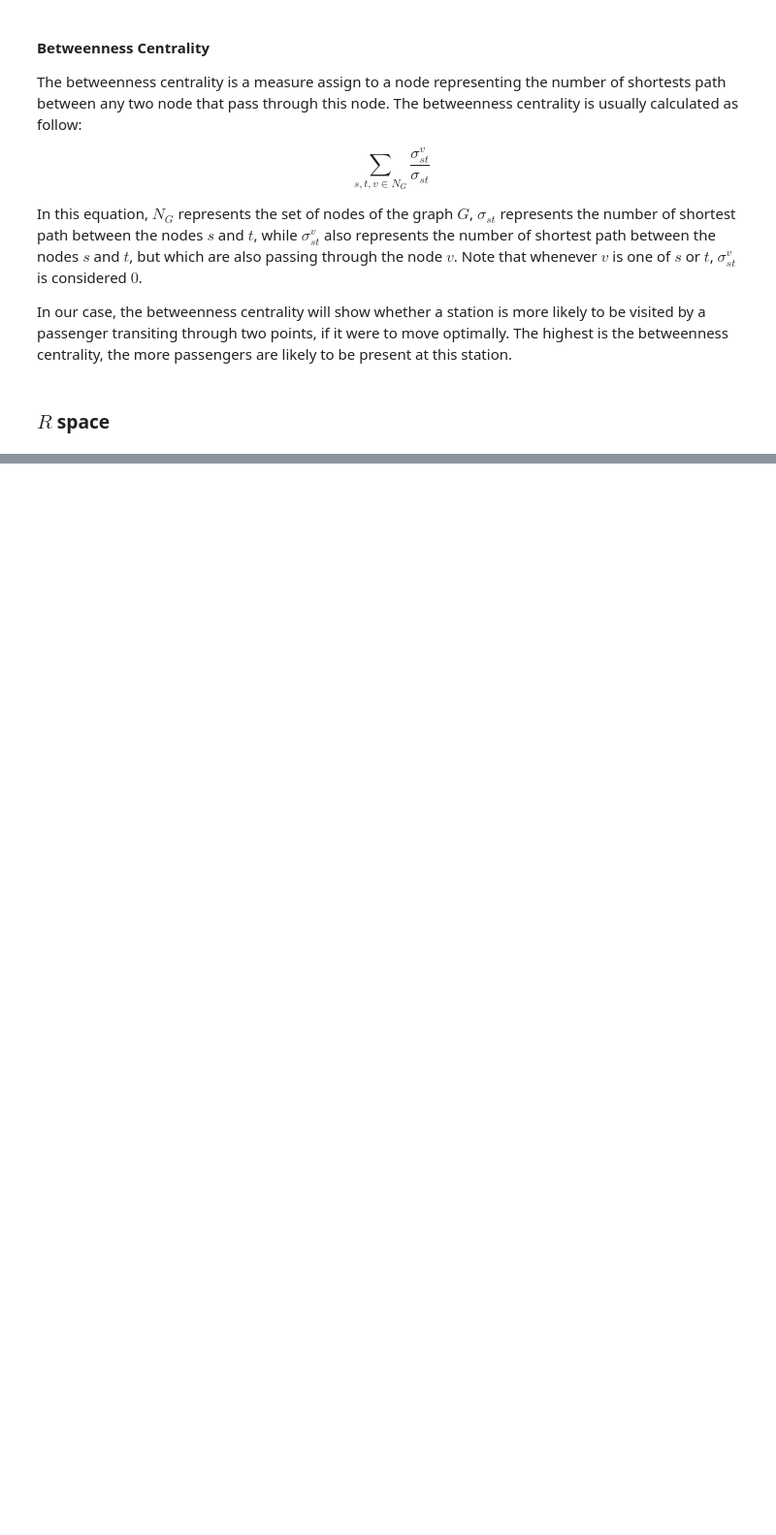
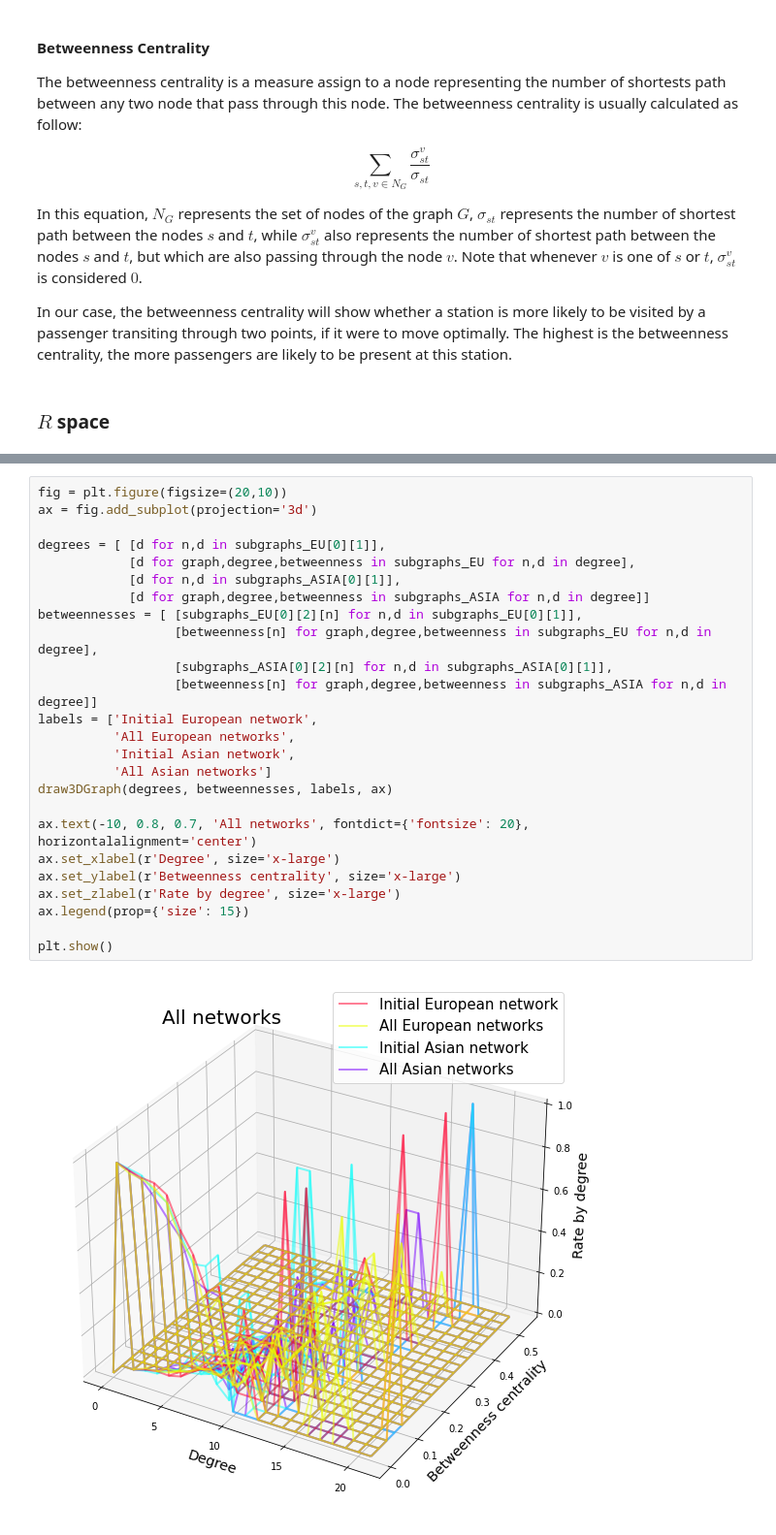
Before and after one commit to hozgurr/BLG-549E-Graph-Theory-Term-Project, a Jupyter notebook: create_digraph.ipynb, the cells around one changed output, grey strips where cells are left out. Shown at 97% size. Cells and saved outputs as stored; diff of their text form; blank space fills up the shorter version.

```diff
--- a/create_digraph.ipynb
+++ b/create_digraph.ipynb
@@ -249,0 +280,27 @@ plt.show()
+# %%
+fig = plt.figure(figsize=(20,10))
+ax = fig.add_subplot(projection='3d')
+
+degrees = [ [d for n,d in subgraphs_EU[0][1]],
+            [d for graph,degree,betweenness in subgraphs_EU for n,d in degree],
+            [d for n,d in subgraphs_ASIA[0][1]],
+            [d for graph,degree,betweenness in subgraphs_ASIA for n,d in degree]]
+betweennesses = [ [subgraphs_EU[0][2][n] for n,d in subgraphs_EU[0][1]],
+                  [betweenness[n] for graph,degree,betweenness in subgraphs_EU for n,d in degree],
+                  [subgraphs_ASIA[0][2][n] for n,d in subgraphs_ASIA[0][1]],
+                  [betweenness[n] for graph,degree,betweenness in subgraphs_ASIA for n,d in degree]]
+labels = ['Initial European network',
+          'All European networks',
+          'Initial Asian network',
+          'All Asian networks']
+draw3DGraph(degrees, betweennesses, labels, ax)
+
+ax.text(-10, 0.8, 0.7, 'All networks', fontdict={'fontsize': 20}, horizontalalignment='center')
+ax.set_xlabel(r'Degree', size='x-large')
+ax.set_ylabel(r'Betweenness centrality', size='x-large')
+ax.set_zlabel(r'Rate by degree', size='x-large')
+ax.legend(prop={'size': 15})
+
+plt.show()
+# %% [output]
+[figure, added]
```
Also changed, not shown: parts of 5 cells of this notebook.
